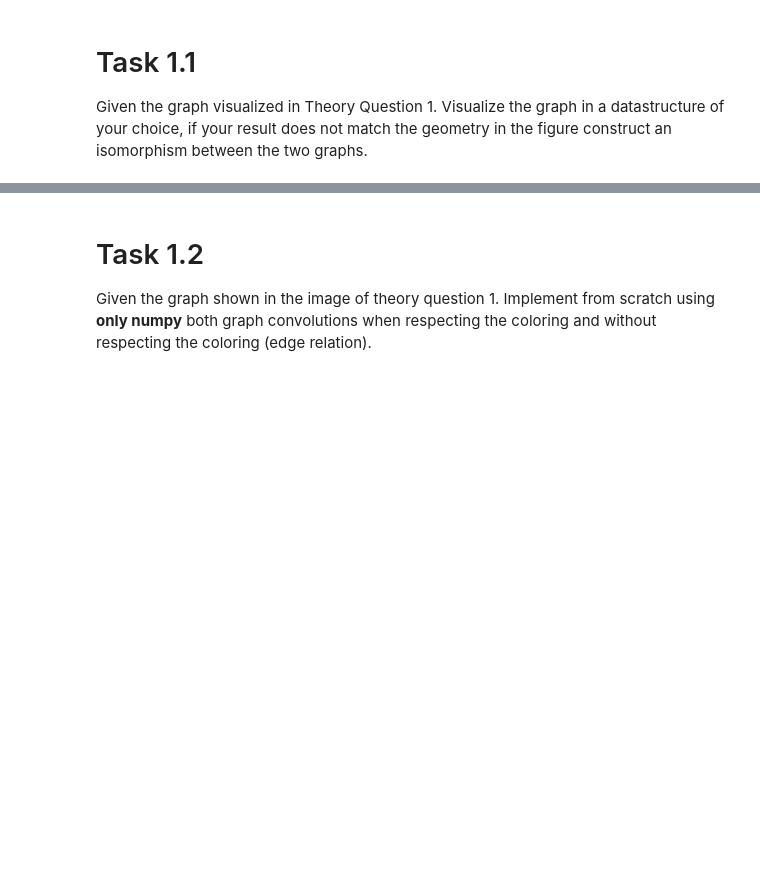
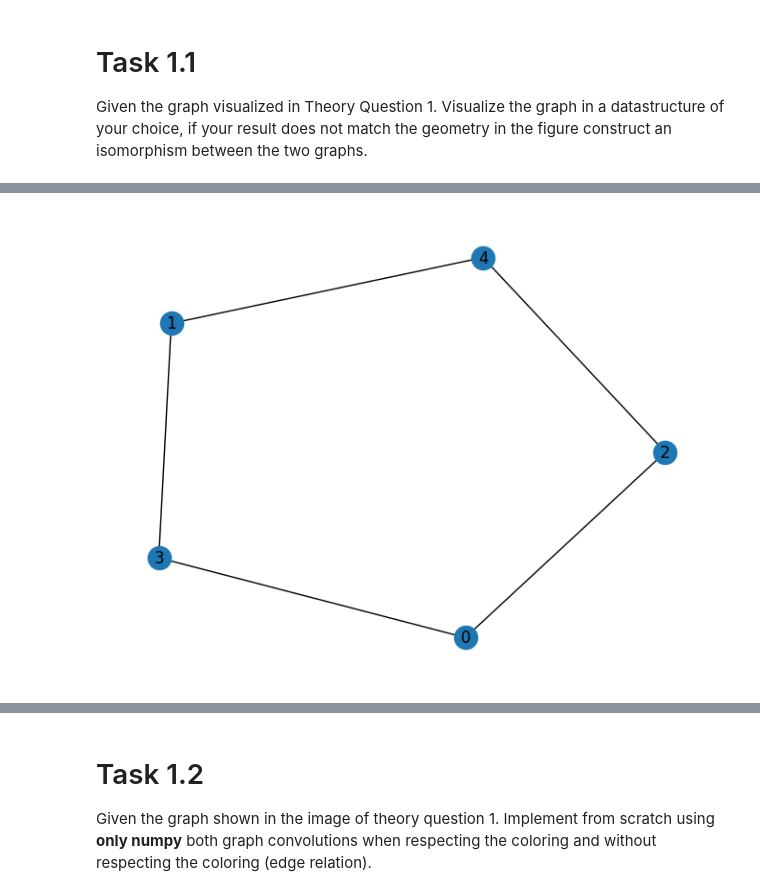
Before and after one commit to danielbarco/advancedML, a Jupyter notebook: Assignment_3/project_3_gnn.ipynb, the cells around one changed output, grey strips where cells are left out. Saved outputs shown, nothing was run; the diff lists cells and outputs as text; code cells hidden in the pictures; blank space fills up the shorter version.

```diff
--- a/Assignment_3/project_3_gnn.ipynb
+++ b/Assignment_3/project_3_gnn.ipynb
@@ -15,0 +43,6 @@ Given the graph visualized in Theory Question 1. Visualize the graph in a datast
+# %%
+G = nx.Graph(blue_graph)
+nx.draw(G, with_labels=True)
+plt.show()
+# %% [output]
+[figure, added]
```
Also changed, not shown: parts of 8 cells of this notebook.
